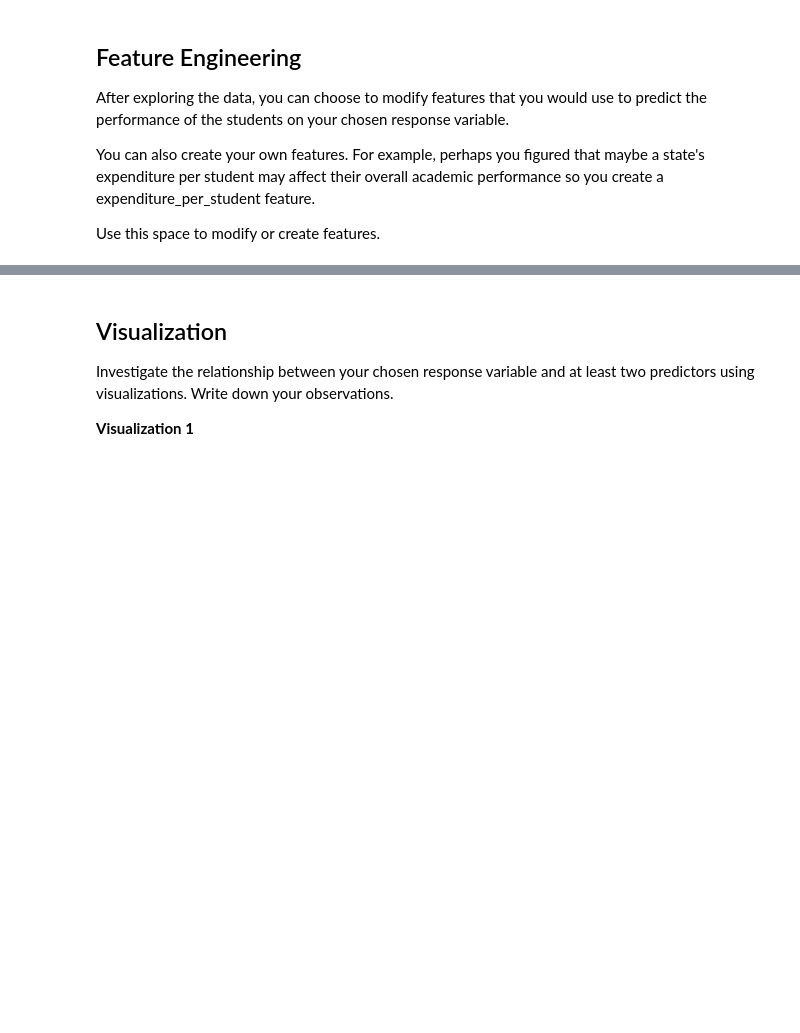
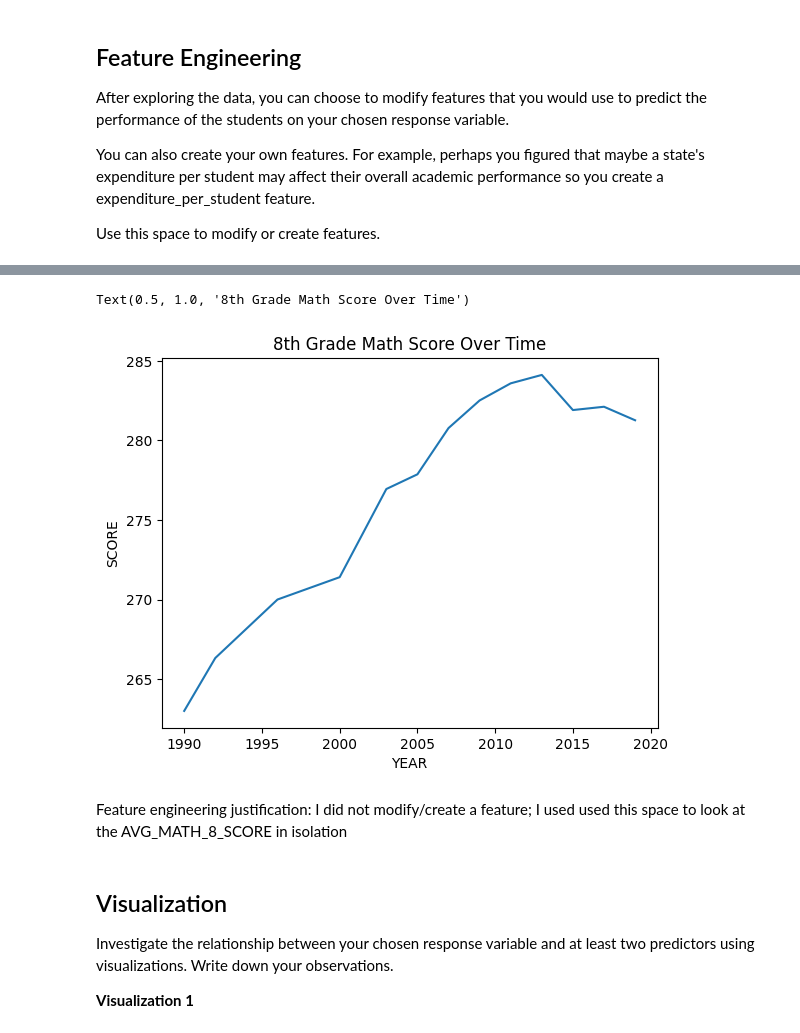
Before and after one commit to kramelea/git-tutorial, a Jupyter notebook: tutorial1/checkpoint1.ipynb, the cells around one changed output, grey strips where cells are left out. Drawn from its saved outputs; the diff is of its cells as text; code cells hidden in the pictures; blank space fills up the shorter version.

```diff
--- a/tutorial1/checkpoint1.ipynb
+++ b/tutorial1/checkpoint1.ipynb
@@ -166,3 +148,12 @@ Feature engineering justification: **<BRIEFLY DESCRIBE WHY YOU MADE THE CHANGES
+# %%
+df_.groupby('YEAR')["AVG_MATH_8_SCORE"].mean().plot()
+plt.ylabel('SCORE')
+plt.title('8th Grade Math Score Over Time')
+# %% [output]
+Text(0.5, 1.0, '8th Grade Math Score Over Time')
+[figure, added]
+# %% [markdown]
+Feature engineering justification: I did not modify/create a feature; I used used this space to look at the AVG_MATH_8_SCORE in isolation
 # %% [markdown]
 <h2>Visualization</h2>
 
```
Also changed, not shown: parts of 20 cells of this notebook, 1 other file.
